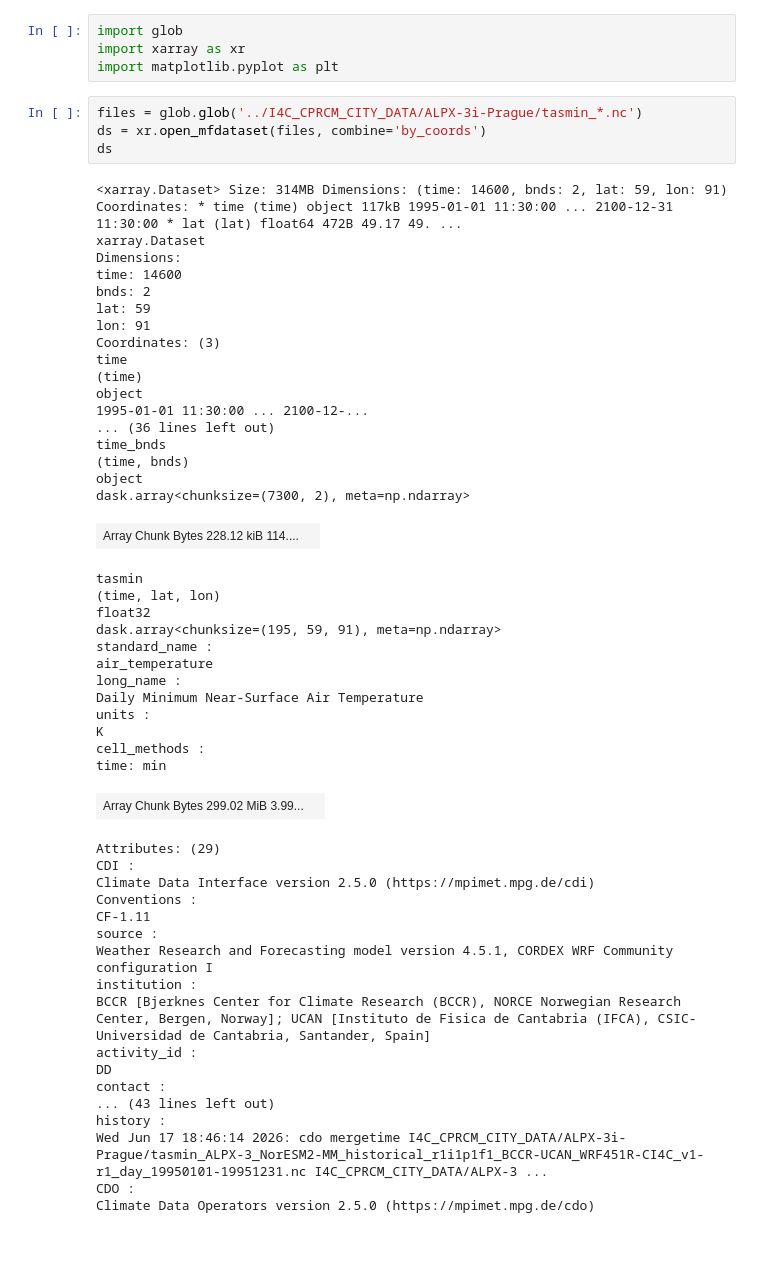
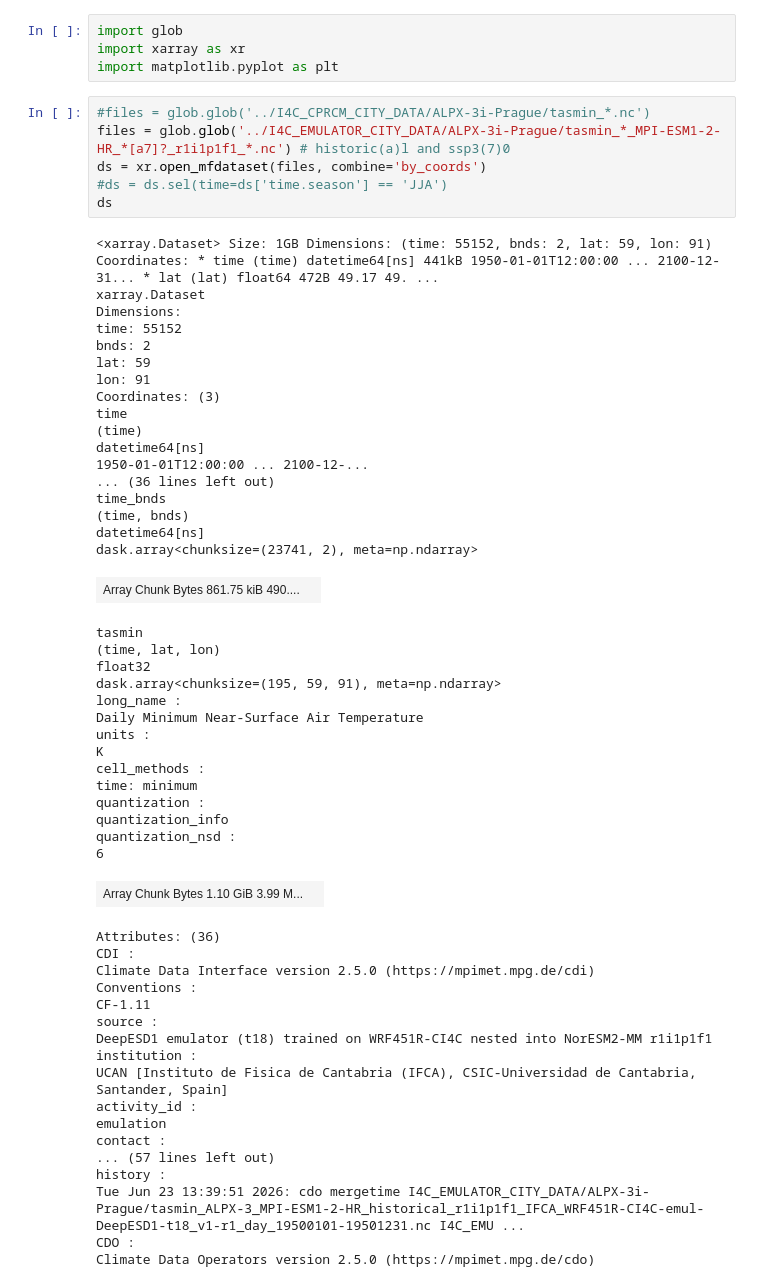
Before and after one commit to jesusff/T33-Emulator-hub, a Jupyter notebook: notebooks/basic_data_exploration.ipynb, the cells around one changed output. Saved outputs shown, nothing was run; the diff lists cells and outputs as text; blank space fills up the shorter version.

```diff
--- a/notebooks/basic_data_exploration.ipynb
+++ b/notebooks/basic_data_exploration.ipynb
@@ -7,56 +7,60 @@ import glob
 import xarray as xr
 import matplotlib.pyplot as plt
 # %%
-files = glob.glob('../I4C_CPRCM_CITY_DATA/ALPX-3i-Prague/tasmin_*.nc')
+#files = glob.glob('../I4C_CPRCM_CITY_DATA/ALPX-3i-Prague/tasmin_*.nc')
+files = glob.glob('../I4C_EMULATOR_CITY_DATA/ALPX-3i-Prague/tasmin_*_MPI-ESM1-2-HR_*[a7]?_r1i1p1f1_*.nc') # historic(a)l and ssp3(7)0
 ds = xr.open_mfdataset(files, combine='by_coords')
+#ds = ds.sel(time=ds['time.season'] == 'JJA')
 ds
 # %% [output]
-<xarray.Dataset> Size: 314MB Dimensions: (time: 14600, bnds: 2, lat: 59, lon: 91) Coordinates: * time (time) object 117kB 1995-01-01 11:30:00 ... 2100-12-31 11:30:00 * lat (lat) float64 472B 49.17 49. ...
+<xarray.Dataset> Size: 1GB Dimensions: (time: 55152, bnds: 2, lat: 59, lon: 91) Coordinates: * time (time) datetime64[ns] 441kB 1950-01-01T12:00:00 ... 2100-12-31... * lat (lat) float64 472B 49.17 49. ...
 xarray.Dataset
 Dimensions:
-time: 14600
+time: 55152
 bnds: 2
 lat: 59
 lon: 91
 Coordinates: (3)
 time
 (time)
-object
-1995-01-01 11:30:00 ... 2100-12-...
+datetime64[ns]
+1950-01-01T12:00:00 ... 2100-12-...
 ... (36 lines left out)
 time_bnds
 (time, bnds)
-object
-dask.array<chunksize=(7300, 2), meta=np.ndarray>
+datetime64[ns]
+dask.array<chunksize=(23741, 2), meta=np.ndarray>
-| Array Chunk Bytes 228.12 kiB 114.... |  |
+| Array Chunk Bytes 861.75 kiB 490.... |  |
 tasmin
 (time, lat, lon)
 float32
 dask.array<chunksize=(195, 59, 91), meta=np.ndarray>
-standard_name :
-air_temperature
 long_name :
 Daily Minimum Near-Surface Air Temperature
 units :
 K
 cell_methods :
-time: min
+time: minimum
+quantization :
+quantization_info
+quantization_nsd :
+6
-| Array Chunk Bytes 299.02 MiB 3.99... |  |
+| Array Chunk Bytes 1.10 GiB 3.99 M... |  |
-Attributes: (29)
+Attributes: (36)
 CDI :
 Climate Data Interface version 2.5.0 (https://mpimet.mpg.de/cdi)
 Conventions :
 CF-1.11
 source :
-Weather Research and Forecasting model version 4.5.1, CORDEX WRF Community configuration I
+DeepESD1 emulator (t18) trained on WRF451R-CI4C nested into NorESM2-MM r1i1p1f1
 institution :
-BCCR [Bjerknes Center for Climate Research (BCCR), NORCE Norwegian Research Center, Bergen, Norway]; UCAN [Instituto de Fisica de Cantabria (IFCA), CSIC-Universidad de Cantabria, Santander, Spain]
+UCAN [Instituto de Fisica de Cantabria (IFCA), CSIC-Universidad de Cantabria, Santander, Spain]
 activity_id :
-DD
+emulation
 contact :
-... (43 lines left out)
+... (57 lines left out)
 history :
-Wed Jun 17 18:46:14 2026: cdo mergetime I4C_CPRCM_CITY_DATA/ALPX-3i-Prague/tasmin_ALPX-3_NorESM2-MM_historical_r1i1p1f1_BCCR-UCAN_WRF451R-CI4C_v1-r1_day_19950101-19951231.nc I4C_CPRCM_CITY_DATA/ALPX-3 ...
+Tue Jun 23 13:39:51 2026: cdo mergetime I4C_EMULATOR_CITY_DATA/ALPX-3i-Prague/tasmin_ALPX-3_MPI-ESM1-2-HR_historical_r1i1p1f1_IFCA_WRF451R-CI4C-emul-DeepESD1-t18_v1-r1_day_19500101-19501231.nc I4C_EMU ...
 CDO :
 Climate Data Operators version 2.5.0 (https://mpimet.mpg.de/cdo)
 # %%
```
Also changed, not shown: parts of 8 cells of this notebook.
